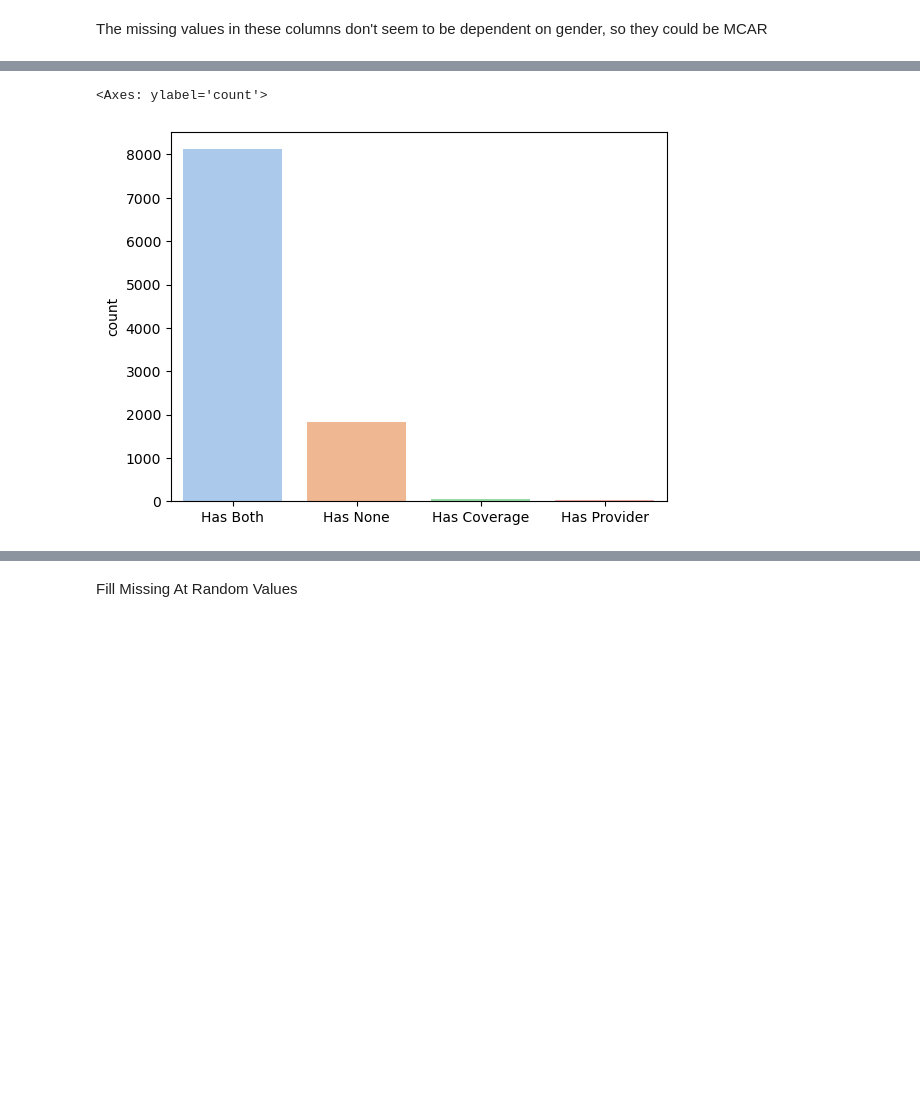
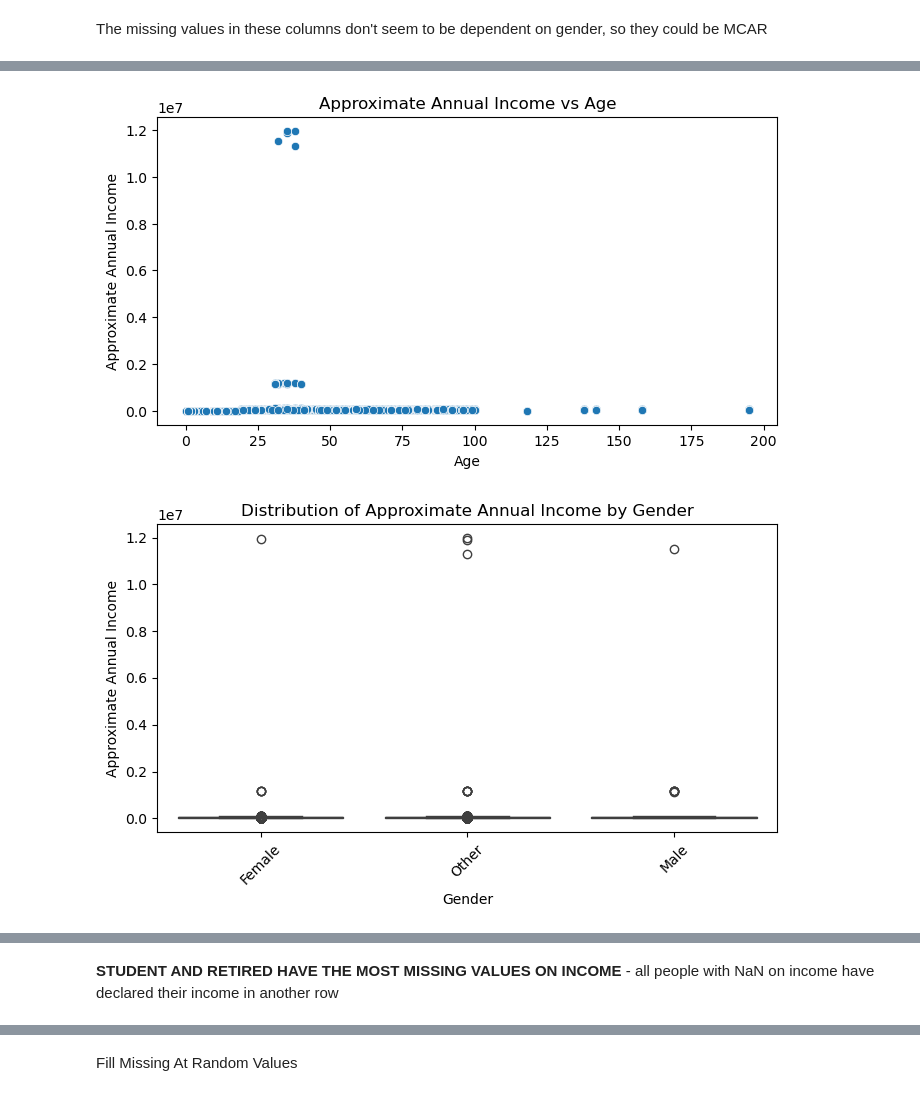
Before and after one commit to amdbsilva/pre-processing, a Jupyter notebook: projeto de datapreprocessing.ipynb, the cells around one changed output, grey strips where cells are left out. Cells and saved outputs as stored; diff of their text form; code cells hidden in the pictures; blank space fills up the shorter version.

```diff
--- a/projeto de datapreprocessing.ipynb
+++ b/projeto de datapreprocessing.ipynb
@@ -383,5 +413,26 @@ insurance = insurance.drop(['Insurance Coverage', 'Insurance Provider'], axis=1)
-# %%
-sns.barplot(x=['Has Both', 'Has None', 'Has Coverage', 'Has Provider'], y=pd.Series(insurance.value_counts()), palette='pastel')
-# %% [output]
-<Axes: ylabel='count'>
-[figure, old version]
+# %%
+import pandas as pd
+import matplotlib.pyplot as plt
+import seaborn as sns
+
+data_reset = data.reset_index(drop=True)
+target_col = 'Approximate Annual Income'
+
+for col in data_reset.columns:
+    if col == target_col:
+        continue
+
+    plt.figure(figsize=(8,4))
+
+    if data_reset[col].dtype == 'object' or data_reset[col].nunique() < 20:
+        sns.boxplot(x=col, y=target_col, data=data_reset)
+        plt.title(f'Distribution of {target_col} by {col}')
+        plt.xticks(rotation=45)
+        plt.show()
+    else:
+        sns.scatterplot(x=col, y=target_col, data=data_reset)
+        plt.title(f'{target_col} vs {col}')
+        plt.show()
+# %% [output]
+[figure, added]
+[figure, added]
@@ -387,0 +451,2 @@ sns.barplot(x=['Has Both', 'Has None', 'Has Coverage', 'Has Provider'], y=pd.Ser
+# %% [markdown]
+**STUDENT AND RETIRED HAVE THE MOST MISSING VALUES ON INCOME** - all people with NaN on income have declared their income in another row
```
Also changed, not shown: parts of 66 cells of this notebook.
